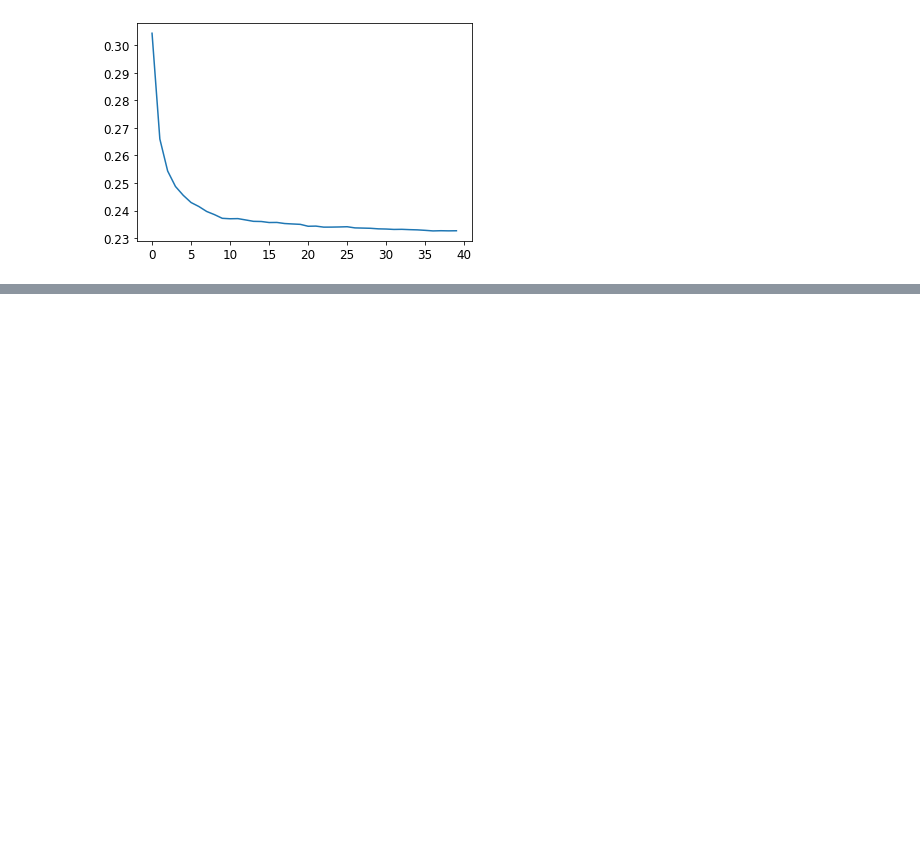
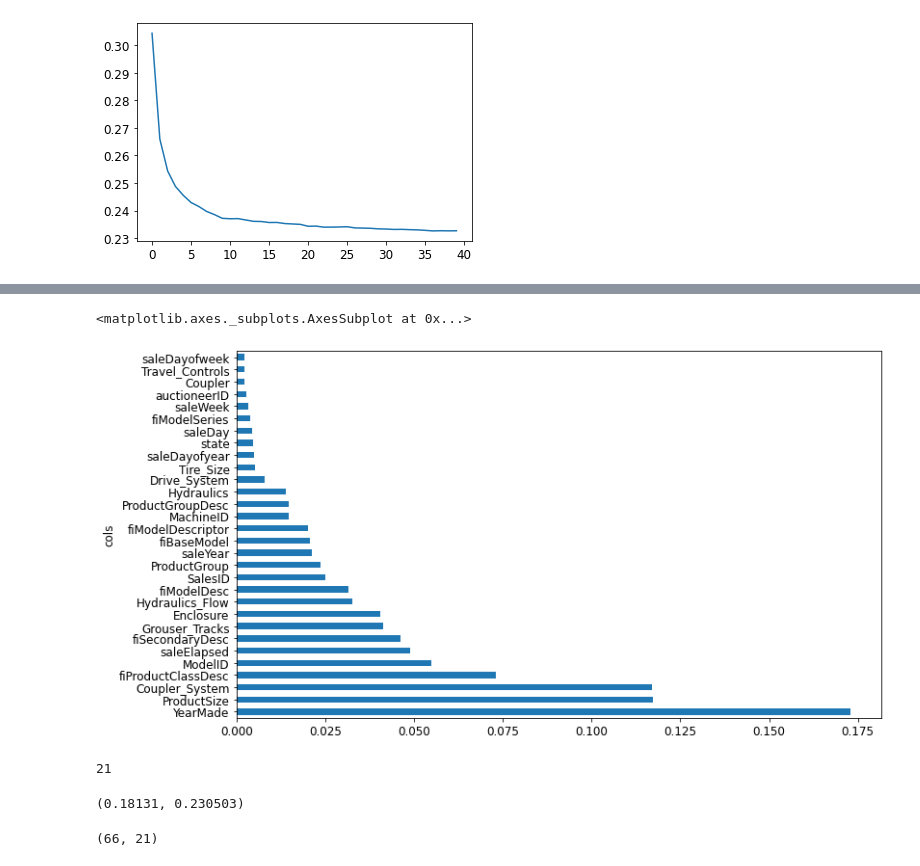
Before and after one commit to 2naff/fastai, a Jupyter notebook: Lesson9.ipynb, the cells around one changed output, grey strips where cells are left out. Drawn from its saved outputs; the diff is of its cells as text; code cells hidden in the pictures; blank space fills up the shorter version.

```diff
--- a/Lesson9.ipynb
+++ b/Lesson9.ipynb
@@ -375,0 +419,11 @@ plt.plot([r_mse(preds[:i+1].mean(0), valid_y) for i in range(40)])
+# %%
+# 특징 중요도라는 예측을 수행하는 방법에 대해 통찰하는 사이킷 런의 속성
+
+def rf_feat_importance(m, df):
+    return pd.DataFrame({'cols':df.columns, 'imp':m.feature_importances_}
+                       ).sort_values('imp', ascending=False)
+# %%
+fi = rf_feat_importance(m, xs)
+fi[:10]
+
+# yearmade와 productsize가 중요함을 나타냄
@@ -375,0 +442,15 @@ plt.plot([r_mse(preds[:i+1].mean(0), valid_y) for i in range(40)])
+# %%
+def plot_fi(fi):
+    return fi.plot('cols', 'imp', 'barh', figsize=(12,7), legend=False)
+
+plot_fi(fi[:30])
+# %% [output]
+<matplotlib.axes._subplots.AxesSubplot at 0x...>
+[figure, added]
+# %%
+# 중요도 낮은 변수를 제거해서 학습시켜보기
+
+to_keep = fi[fi.imp>0.005].cols # 중요도가 0.005 이상인 컬럼들을 가지고 컬럼만을 들고온다.
+len(to_keep)
+# %% [output]
+21
@@ -375,0 +464,10 @@ plt.plot([r_mse(preds[:i+1].mean(0), valid_y) for i in range(40)])
+# %%
+m_rmse(m, xs_imp, y), m_rmse(m, valid_xs_imp, valid_y)
+# %% [output]
+(0.18131, 0.230503)
+# %%
+# 더 적은 열을 사용해도 정확도는 같다
+
+len(xs.columns), len(xs_imp.columns)
+# %% [output]
+(66, 21)
```
Also changed, not shown: parts of 17 cells of this notebook, 2 other files.
